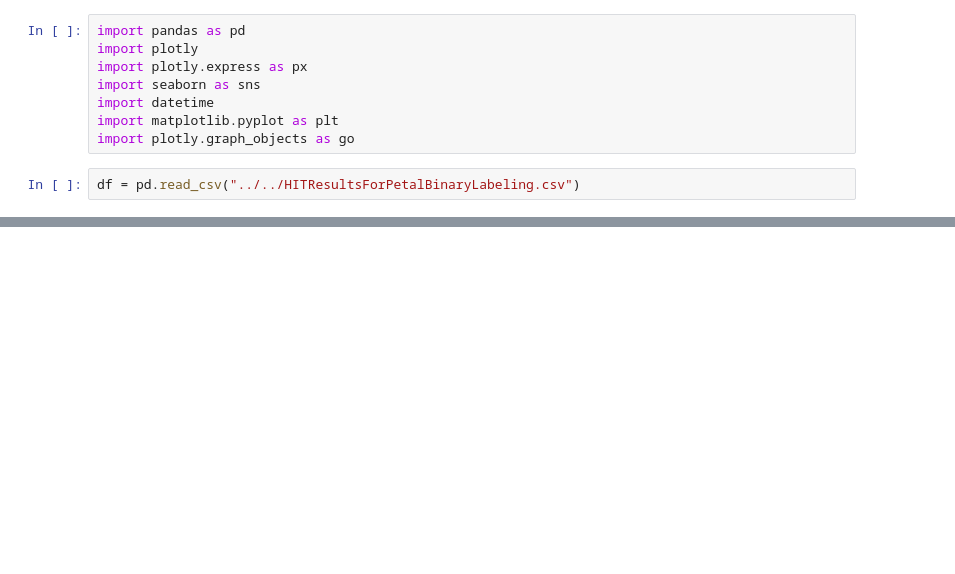
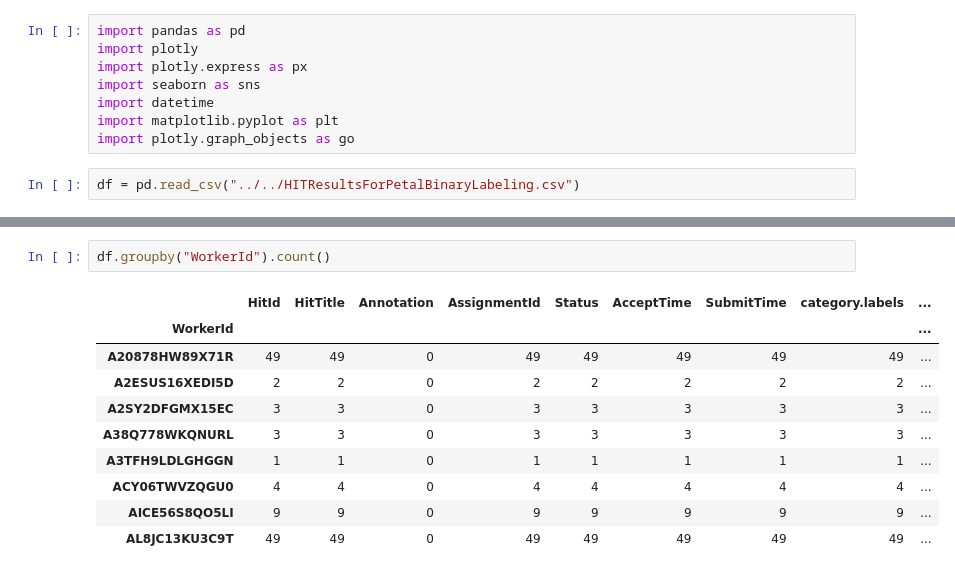
Before and after one commit to nasa-petal/data-collection-and-prep, a Jupyter notebook: notebooks/mturk_worker_comparison_viz.ipynb, the cells around one changed output, grey strips where cells are left out. Cells and saved outputs as stored; diff of their text form; blank space fills up the shorter version.

```diff
--- a/notebooks/mturk_time_of_task.ipynb
+++ b/notebooks/mturk_worker_comparison_viz.ipynb
@@ -17,3 +17,16 @@ df.head()
 | 2 | 31YWE12TF8HP1XHKUPY2VHR2E4V7XS | Petal Binary Labeling | NaN | 30ZX6P7VFH0K7WCJXB88W0XVPGT2JV | AL8JC13KU3C9T | Submitted | 2021-08-19T23:04:19.000Z | 2021-08-19T23:06:33.000Z | ... |
 | 3 | 31YWE12TF8HP1XHKUPY2VHR2E4V7XS | Petal Binary Labeling | NaN | 352YTHGRO4IYJ4WGDPOBD2EEW3OH46 | A20878HW89X71R | Submitted | 2021-08-23T06:56:40.000Z | 2021-08-23T06:58:20.000Z | ... |
 | 4 | 39RRBHZ0B26GHIIVD5P3YGNG8MZVZ4 | Petal Binary Labeling | NaN | 3FUI0JHJP63Y706DYQUQZ3LYZX733V | AL8JC13KU3C9T | Submitted | 2021-08-20T00:36:44.000Z | 2021-08-20T00:36:51.000Z | ... |
+# %%
+df.groupby("WorkerId").count()
+# %% [output]
+|  | HitId | HitTitle | Annotation | AssignmentId | Status | AcceptTime | SubmitTime | category.labels | ... |
+| WorkerId |  |  |  |  |  |  |  |  | ... |
+| A20878HW89X71R | 49 | 49 | 0 | 49 | 49 | 49 | 49 | 49 | ... |
+| A2ESUS16XEDI5D | 2 | 2 | 0 | 2 | 2 | 2 | 2 | 2 | ... |
+| A2SY2DFGMX15EC | 3 | 3 | 0 | 3 | 3 | 3 | 3 | 3 | ... |
+| A38Q778WKQNURL | 3 | 3 | 0 | 3 | 3 | 3 | 3 | 3 | ... |
+| A3TFH9LDLGHGGN | 1 | 1 | 0 | 1 | 1 | 1 | 1 | 1 | ... |
+| ACY06TWVZQGU0 | 4 | 4 | 0 | 4 | 4 | 4 | 4 | 4 | ... |
+| AICE56S8QO5LI | 9 | 9 | 0 | 9 | 9 | 9 | 9 | 9 | ... |
+| AL8JC13KU3C9T | 49 | 49 | 0 | 49 | 49 | 49 | 49 | 49 | ... |
```
Also changed, not shown: parts of 23 cells of this notebook.
